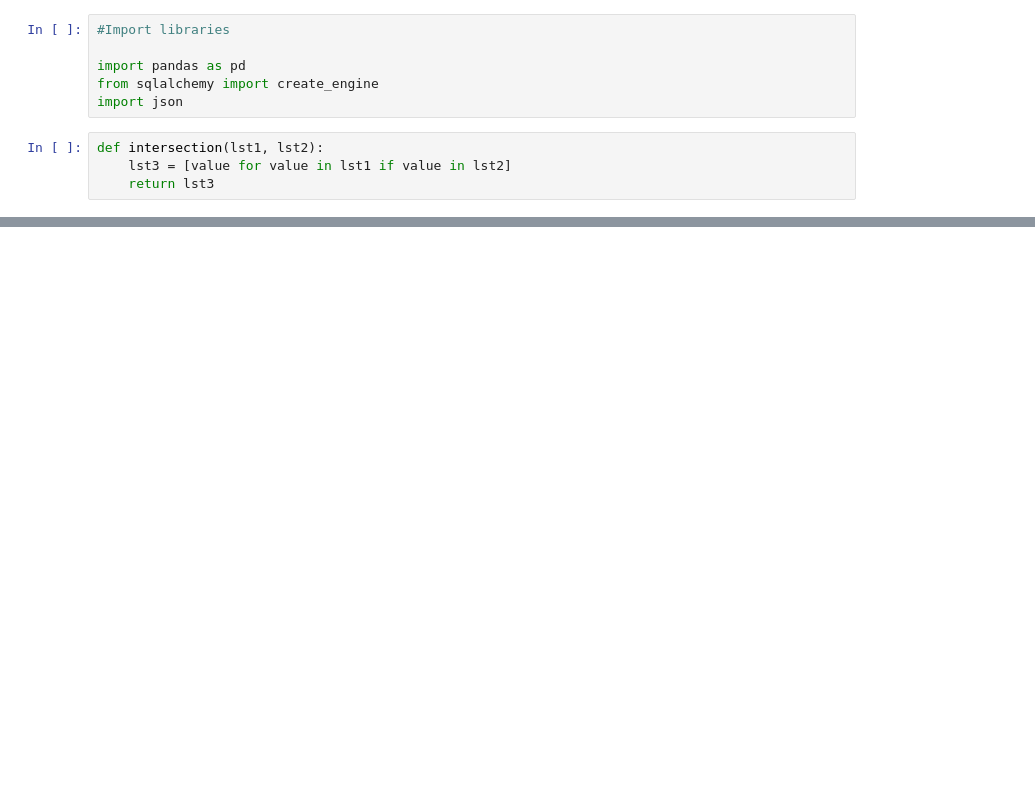
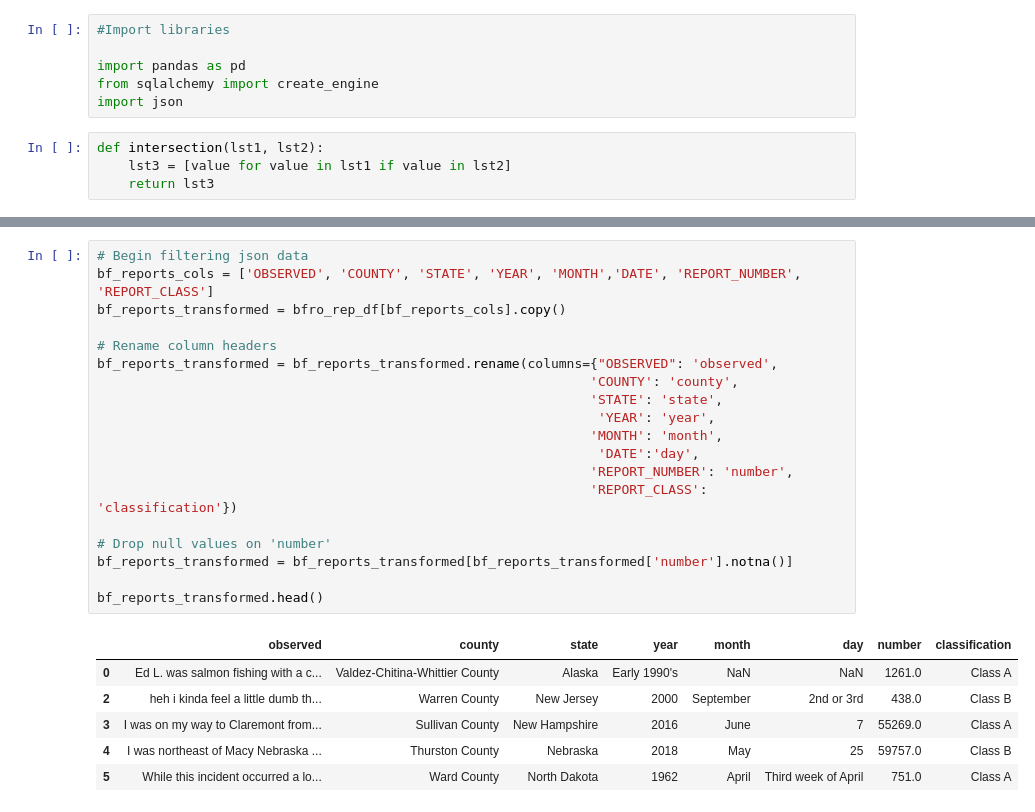
Before and after one commit to elisabethvirak/BigFoot, a Jupyter notebook: Bigfoot.ipynb, the cells around one changed output, grey strips where cells are left out. Saved outputs shown, nothing was run; the diff lists cells and outputs as text; blank space fills up the shorter version.

```diff
--- a/Bigfoot.ipynb
+++ b/Bigfoot.ipynb
@@ -53,0 +118,26 @@ print(len(intr_nums))
+# %%
+# Begin filtering json data
+bf_reports_cols = ['OBSERVED', 'COUNTY', 'STATE', 'YEAR', 'MONTH','DATE', 'REPORT_NUMBER', 'REPORT_CLASS']
+bf_reports_transformed = bfro_rep_df[bf_reports_cols].copy()
+
+# Rename column headers
+bf_reports_transformed = bf_reports_transformed.rename(columns={"OBSERVED": 'observed',
+                                                               'COUNTY': 'county',
+                                                               'STATE': 'state',
+                                                                'YEAR': 'year',
+                                                               'MONTH': 'month',
+                                                                'DATE':'day',
+                                                               'REPORT_NUMBER': 'number',
+                                                               'REPORT_CLASS': 'classification'})
+
+# Drop null values on 'number'
+bf_reports_transformed = bf_reports_transformed[bf_reports_transformed['number'].notna()]
+
+bf_reports_transformed.head()
+# %% [output]
+|  | observed | county | state | year | month | day | number | classification |
+| 0 | Ed L. was salmon fishing with a c... | Valdez-Chitina-Whittier County | Alaska | Early 1990's | NaN | NaN | 1261.0 | Class A |
+| 2 | heh i kinda feel a little dumb th... | Warren County | New Jersey | 2000 | September | 2nd or 3rd | 438.0 | Class B |
+| 3 | I was on my way to Claremont from... | Sullivan County | New Hampshire | 2016 | June | 7 | 55269.0 | Class A |
+| 4 | I was northeast of Macy Nebraska ... | Thurston County | Nebraska | 2018 | May | 25 | 59757.0 | Class B |
+| 5 | While this incident occurred a lo... | Ward County | North Dakota | 1962 | April | Third week of April | 751.0 | Class A |
```
Also changed, not shown: parts of 20 cells of this notebook.
